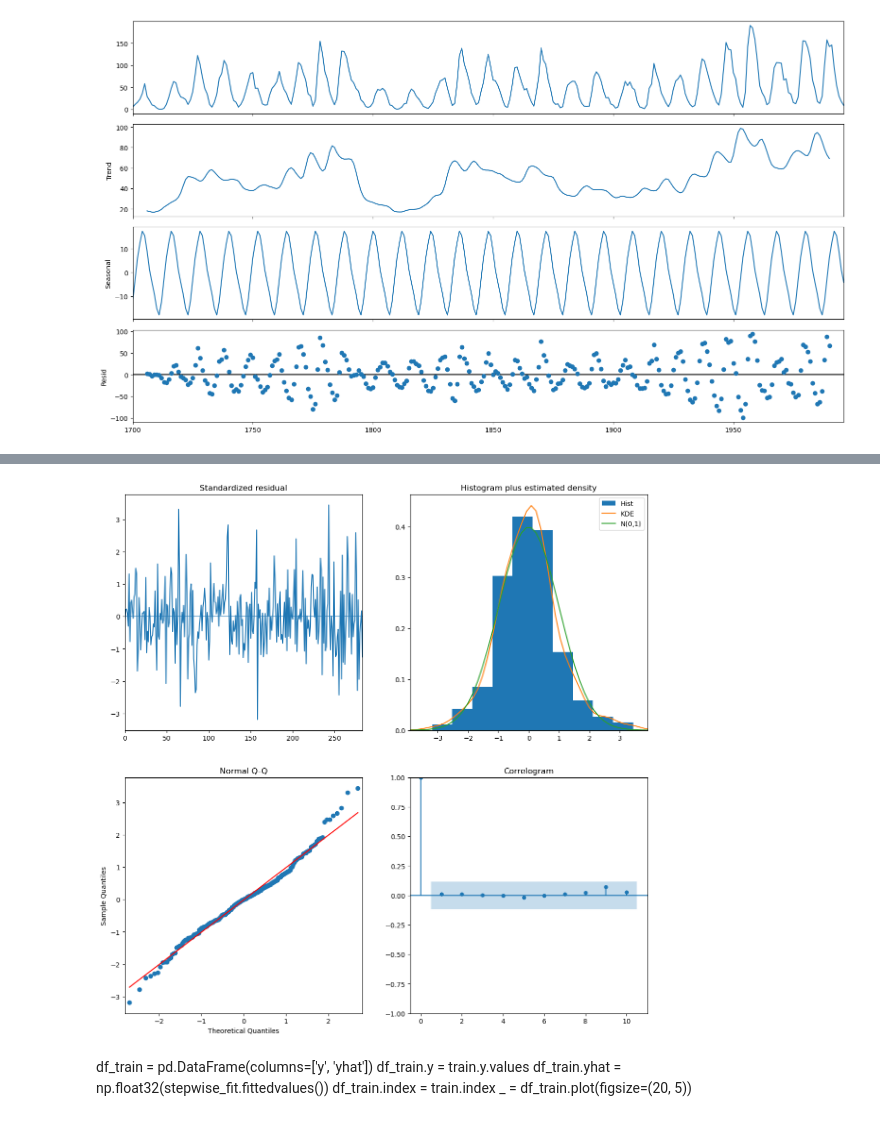
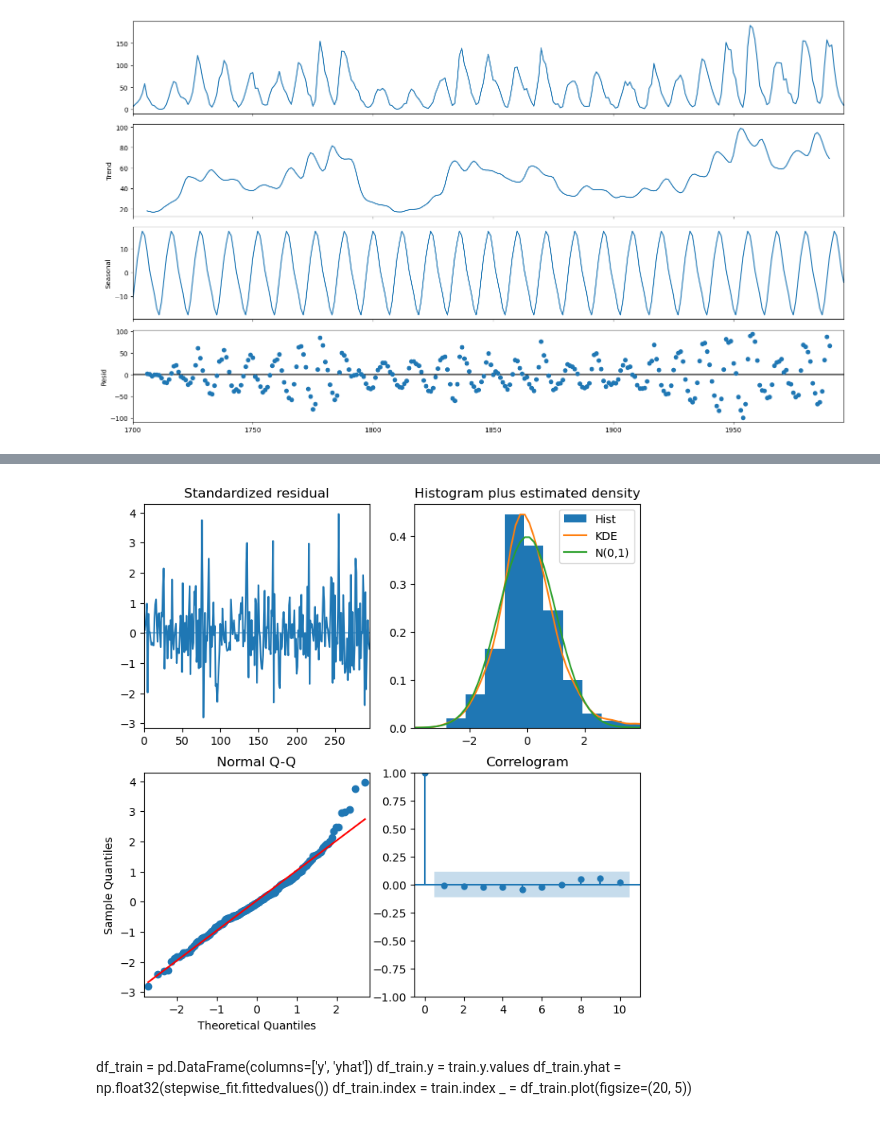
Before and after one commit to jbonfardeci/data-sci-notebooks, a Jupyter notebook: Sunspots.ipynb, the cells around one changed output, grey strips where cells are left out. Cells and saved outputs as stored; diff of their text form; code cells hidden in the pictures.

Commit message:
update arima

```diff
--- a/Sunspots.ipynb
+++ b/Sunspots.ipynb
@@ -80,8 +88,15 @@ _ = sm.graphics.tsa.plot_pacf(train.values, lags=40)
 # %%
-stepwise_fit = pm.auto_arima(train, start_p=0, start_q=0,
-                             max_p=9, max_q=9, m=12,
-                             start_P=0, seasonal=True,
-                             d=1, D=1, trace=True,
+stepwise_fit = pm.auto_arima(train,
+                             start_P=0, max_P=8,
+                             start_D=0, max_D=1,
+                             start_Q=0, max_Q=8,
+                             start_p=0, max_p=8,
+                             start_d=0, max_d=1,
+                             start_q=0, max_q=8,
+                             seasonal_periods=12,
+                             m=12,
+                             seasonal=True,
+                             trace=True,
                              error_action='ignore',
                              suppress_warnings=True,
                              stepwise=True,
@@ -137,10 +149,10 @@ SARIMAX Results
 Warnings:
 [1] Covariance matrix calculated using the outer product of gradients (complex-step).
 # %%
-_ = stepwise_fit.plot_diagnostics(figsize=(14, 14))
+_ = stepwise_fit.plot_diagnostics(figsize=(8, 8))
 plt.show()
 # %% [output]
-[figure, old version]
+[figure, new version]
 # %% [markdown]
 df_train = pd.DataFrame(columns=['y', 'yhat'])
 df_train.y = train.y.values
```
Also changed, not shown: parts of 9 cells of this notebook.
